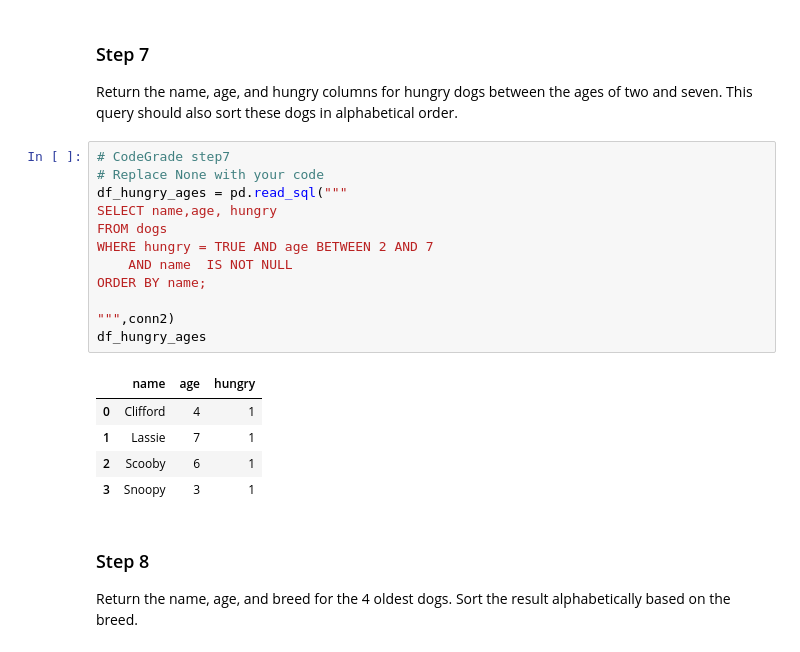
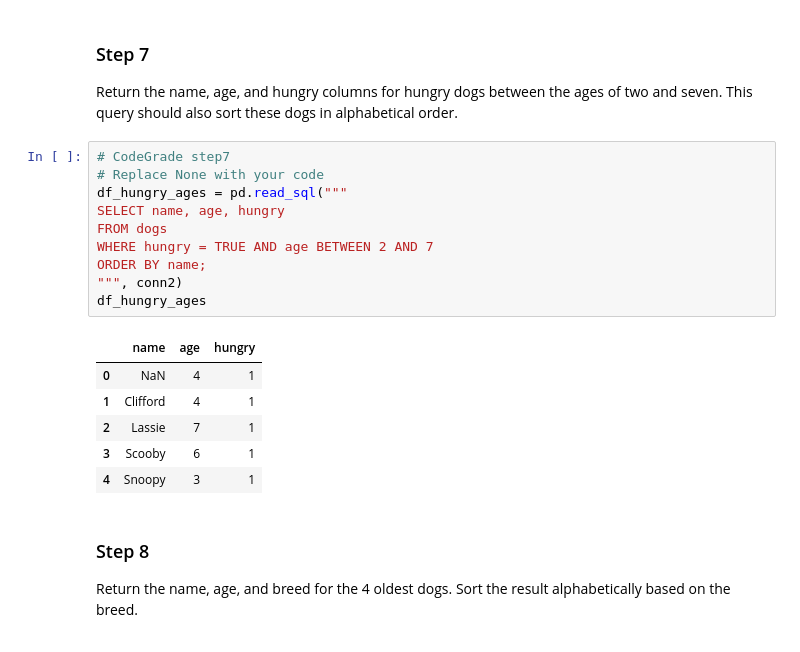
Before and after one commit to Aororaa82/DS_Course1_Week1_Module2_SQLQueries, a Jupyter notebook: SQLFilterOrderGroupLab.ipynb, the cells around one changed output. Saved outputs shown, nothing was run; the diff lists cells and outputs as text.

Commit message:
fix step7 remove name IS NOT NULL condition

```diff
--- a/SQLFilterOrderGroupLab.ipynb
+++ b/SQLFilterOrderGroupLab.ipynb
@@ -192,21 +192,20 @@ Return the name, age, and hungry columns for hungry dogs between the ages of two
 # %%
 # CodeGrade step7
 # Replace None with your code
 df_hungry_ages = pd.read_sql("""
-SELECT name,age, hungry
+SELECT name, age, hungry
 FROM dogs
 WHERE hungry = TRUE AND age BETWEEN 2 AND 7
-    AND name  IS NOT NULL
 ORDER BY name;
-
-""",conn2)
+""", conn2)
 df_hungry_ages
 # %% [output]
 |  | name | age | hungry |
-| 0 | Clifford | 4 | 1 |
-| 1 | Lassie | 7 | 1 |
-| 2 | Scooby | 6 | 1 |
-| 3 | Snoopy | 3 | 1 |
+| 0 | NaN | 4 | 1 |
+| 1 | Clifford | 4 | 1 |
+| 2 | Lassie | 7 | 1 |
+| 3 | Scooby | 6 | 1 |
+| 4 | Snoopy | 3 | 1 |
 # %% [markdown]
 ### Step 8
 
```
